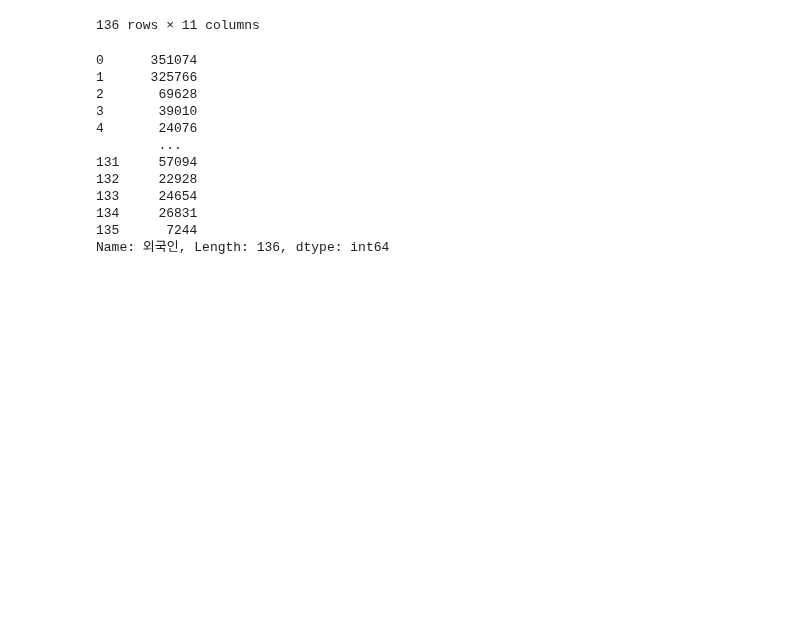
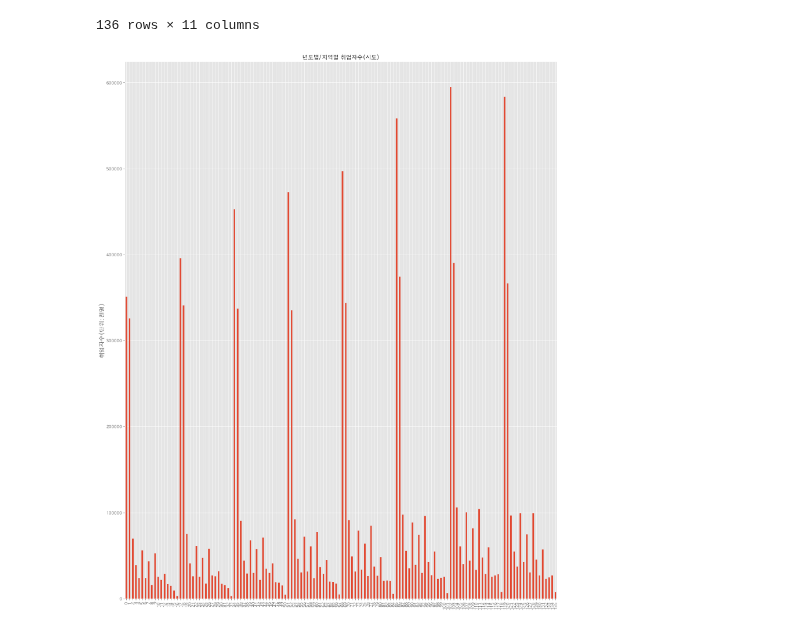
Before and after one commit to vxornjs11/Pytone_Flutter, a Jupyter notebook: Note/people/외국인등록자.ipynb, the cells around one changed output. Cells and saved outputs as stored; diff of their text form; code cells hidden in the pictures; blank space fills up the shorter version.

```diff
--- a/Note/people/외국인등록자.ipynb
+++ b/Note/people/외국인등록자.ipynb
@@ -517,18 +517,18 @@ tonghab3
 136 rows × 11 columns
 # %%
 tonghab3.to_csv("../../Data/04.통합.csv", encoding='utf-8', index=False)
-# %%
-tonghab3['외국인']
-# %% [output]
-0      351074
-1      325766
-2       69628
-3       39010
-4       24076
-        ...
-131     57094
-132     22928
-133     24654
-134     26831
-135      7244
-Name: 외국인, Length: 136, dtype: int64
+# %%
+plt.style.use('ggplot')
+tonghab3['외국인'].plot(
+    kind='bar',
+    figsize=(20,25),
+    # color = terrain.colors,
+    )
+
+# plt.xticks(rotation="horizontal",size=10) # vertical은 90도
+plt.ylabel("취업자수(단위:천명)", size=15)
+plt.title('년도별/지역별 취업자수(시도)')
+
+plt.show()
+# %% [output]
+[figure, added]
```
Also changed, not shown: parts of 4 cells of this notebook, 1 other file.
